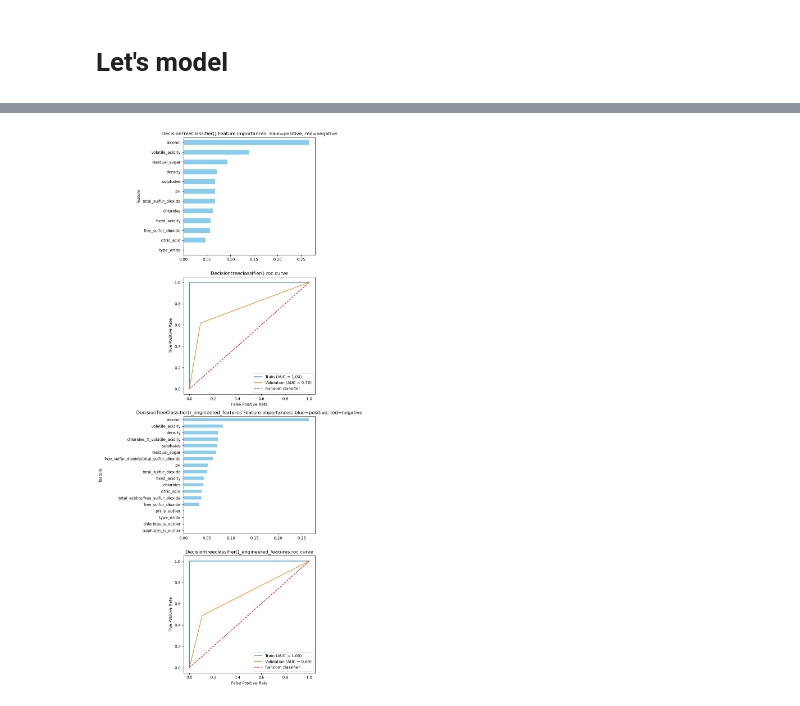
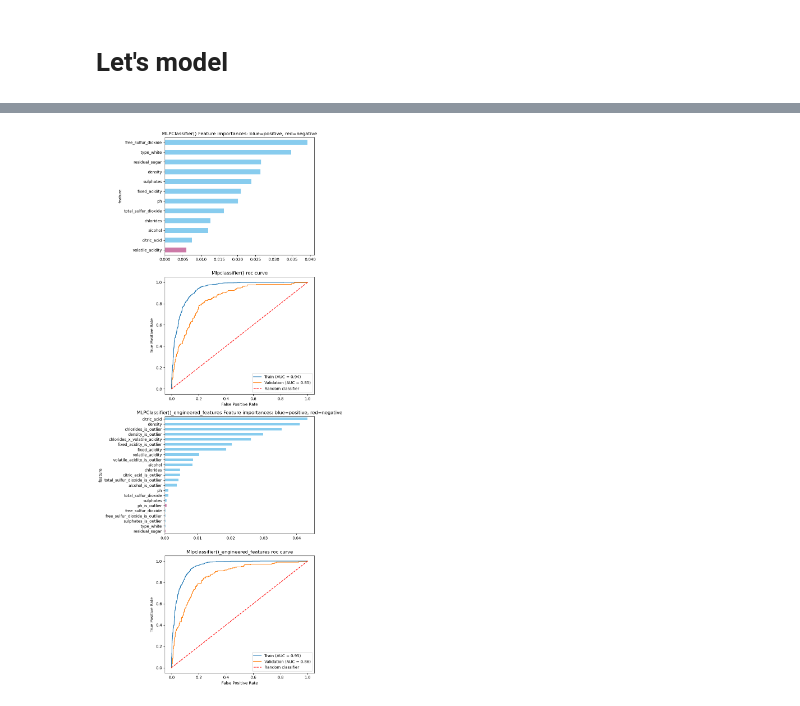
Before and after one commit to dormeir999/Cracking_Your_First_Data_Science_Project_course, a Jupyter notebook: Pipeline.ipynb, the cells around one changed output, grey strips where cells are left out. Drawn from its saved outputs; the diff is of its cells as text; code cells hidden in the pictures.

Commit message:
most probably finished with Let's model - correct model_metrics.csv

```diff
--- a/Pipeline.ipynb
+++ b/Pipeline.ipynb
@@ -1552,7 +1552,10 @@ def train_evaluate_plot_report_sklearn_classification_model(the_model, the_X_tra
     :return: the DataFrame model metrics, appended with the trained model results
     """
     the_model = the_model.fit(the_X_train.values, the_y_train.values)
-    y_pred = the_model.predict(the_X_val.values)
+    if hasattr(the_model, 'predict'):
+        y_pred = the_model.predict(the_X_val.values)
+    else:
+        y_pred = the_model.transform(the_X_val.values)
 
     if hasattr(the_model, 'feature_importances_'): # Tree based algorithms
         feature_importance = the_model.feature_importances_
@@ -1612,46 +1615,45 @@ train_evaluate_plot_report_sklearn_classification_model_engineered_features = pa
 # model_name_engineered = str(model) + "_engineered_features"
 # model_metrics, axs = train_evaluate_plot_report_sklearn_classification_model_original_features(the_model=model)
 # model_metrics, axs = train_evaluate_plot_report_sklearn_classification_model_engineered_features(the_model=model, the_model_name=model_name_engineered, axs=axs)
 #
 
-
 # from sklearn.svm import SVC
 # model = SVC(probability=True)
 # model_name_engineered = str(model) + "_engineered_features"
 # model_metrics, axs = train_evaluate_plot_report_sklearn_classification_model_original_features(the_model=model)
 # model_metrics, axs = train_evaluate_plot_report_sklearn_classification_model_engineered_features(the_model=model, the_model_name=model_name_engineered, axs=axs)
 #
 # from sklearn.linear_model import LogisticRegression
 # model = LogisticRegression()
 # model_name_engineered = str(model) + "_engineered_features"
 # model_metrics, axs = train_evaluate_plot_report_sklearn_classification_model_original_features(the_model=model)
 # model_metrics, axs = train_evaluate_plot_report_sklearn_classification_model_engineered_features(the_model=model, the_model_name=model_name_engineered, axs=axs)
-# #
-from sklearn.tree import DecisionTreeClassifier
-model = DecisionTreeClassifier()
-model_name_engineered = str(model) + "_engineered_features"
-model_metrics, axs = train_evaluate_plot_report_sklearn_classification_model_original_features(the_model=model)
-model_metrics, axs = train_evaluate_plot_report_sklearn_classification_model_engineered_features(the_model=model, the_model_name=model_name_engineered, axs=axs)
-
+#
+# from sklearn.tree import DecisionTreeClassifier
+# model = DecisionTreeClassifier()
+# model_name_engineered = str(model) + "_engineered_features"
+# model_metrics, axs = train_evaluate_plot_report_sklearn_classification_model_original_features(the_model=model)
+# model_metrics, axs = train_evaluate_plot_report_sklearn_classification_model_engineered_features(the_model=model, the_model_name=model_name_engineered, axs=axs)
+#
 # from sklearn.ensemble import RandomForestClassifier
 # model = RandomForestClassifier()
 # model_name_engineered = str(model) + "_engineered_features"
 # model_metrics, axs = train_evaluate_plot_report_sklearn_classification_model_original_features(the_model=model)
 # model_metrics, axs = train_evaluate_plot_report_sklearn_classification_model_engineered_features(the_model=model, the_model_name=model_name_engineered, axs=axs)
-#
+
 # from sklearn.ensemble import GradientBoostingClassifier
 # model = GradientBoostingClassifier()
 # model_name_engineered = str(model) + "_engineered_features"
 # model_metrics, axs = train_evaluate_plot_report_sklearn_classification_model_original_features(the_model=model)
-# model_metrics, axs = train_evaluate_plot_report_sklearn_classification_model_engineered_features(the_model=model, the_model_name=model_name_engineered, axs=axs)#
+# model_metrics, axs = train_evaluate_plot_report_sklearn_classification_model_engineered_features(the_model=model, the_model_name=model_name_engineered, axs=axs)
 
-# from sklearn.neural_network import MLPClassifier
-# model = MLPClassifier()
-# model_name_engineered = str(model) + "_engineered_features"
-#model_metrics, axs = train_evaluate_plot_report_sklearn_classification_model_original_features(the_model=model)
-#model_metrics, axs = train_evaluate_plot_report_sklearn_classification_model_engineered_features(the_model=model, the_model_name=model_name_engineered, axs=axs)
+from sklearn.neural_network import MLPClassifier
+model = MLPClassifier()
+model_name_engineered = str(model) + "_engineered_features"
+model_metrics, axs = train_evaluate_plot_report_sklearn_classification_model_original_features(the_model=model)
+model_metrics, axs = train_evaluate_plot_report_sklearn_classification_model_engineered_features(the_model=model, the_model_name=model_name_engineered, axs=axs)
 
 plt.tight_layout()
 plt.show()
 # %% [output]
-[figure, old version]
+[figure, new version]
```
Also changed, not shown: parts of 9 cells of this notebook, 3 other files.
